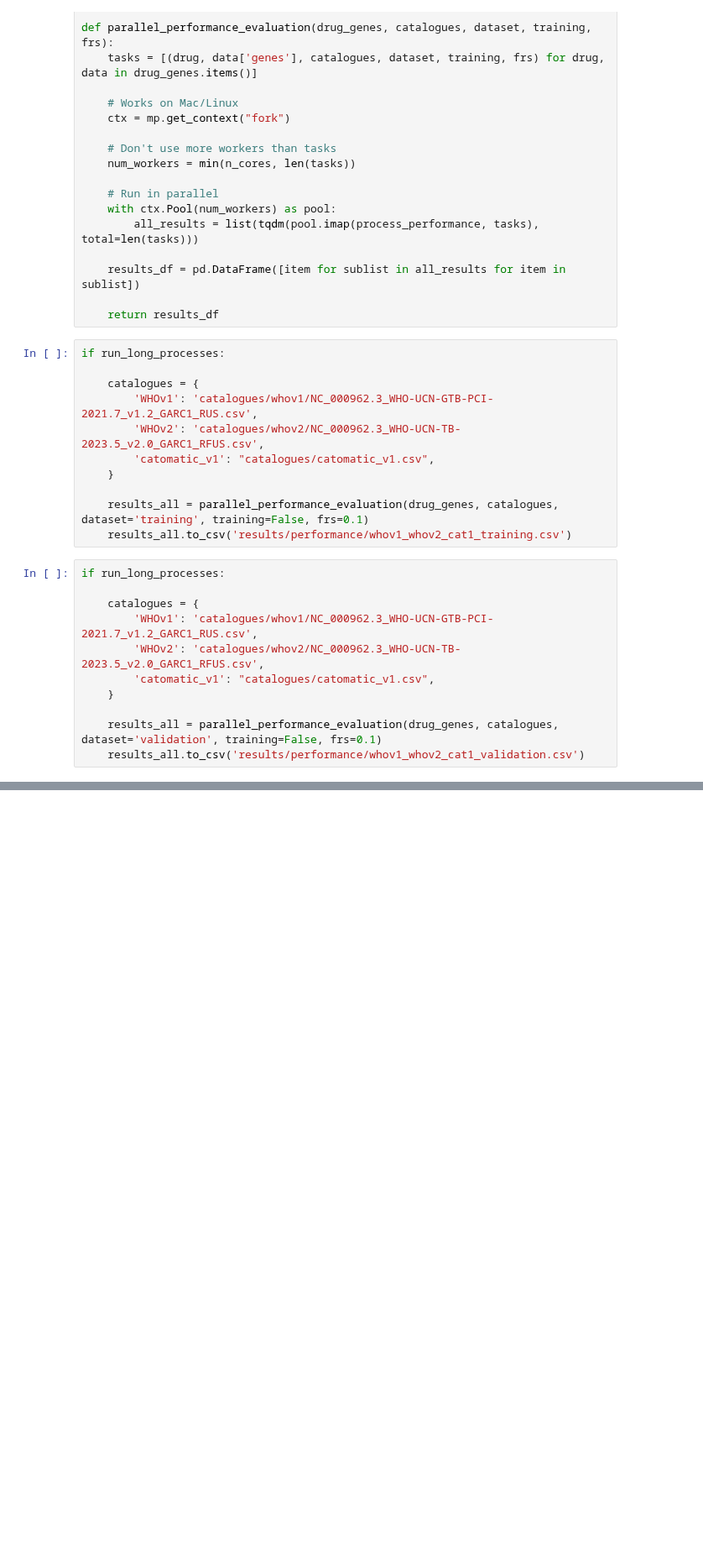
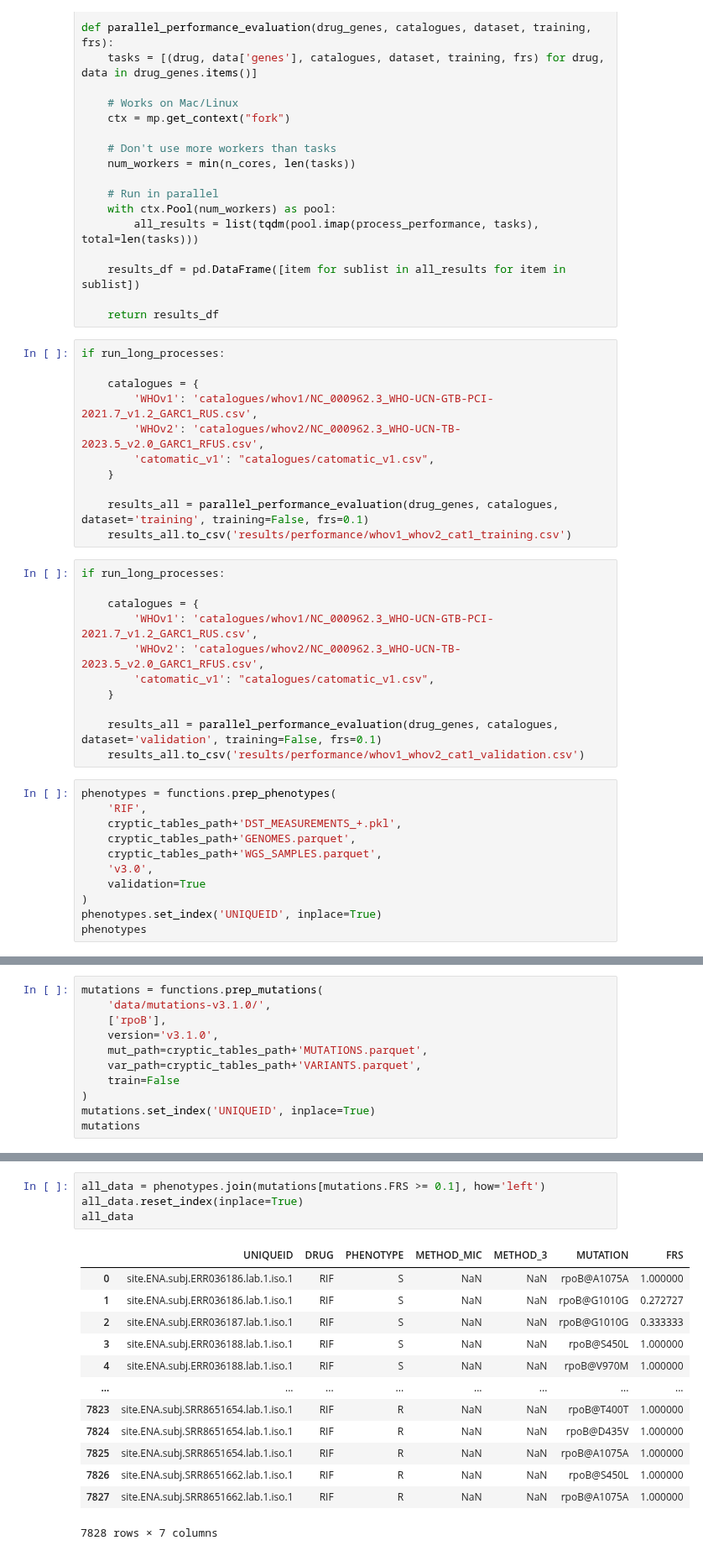
Before and after one commit to fowler-lab/cryptic-catalogues-2025, a Jupyter notebook: 06-apply-cats.ipynb, the cells around one changed output, grey strips where cells are left out. Shown at 84% size. Cells and saved outputs as stored; diff of their text form; blank space fills up the shorter version.

```diff
--- a/06-apply-cats.ipynb
+++ b/06-apply-cats.ipynb
@@ -128,3 +131,14 @@ if run_long_processes:
 
     results_all = parallel_performance_evaluation(drug_genes, catalogues, dataset='validation', training=False, frs=0.1)
     results_all.to_csv('results/performance/whov1_whov2_cat1_validation.csv')
+# %%
+phenotypes = functions.prep_phenotypes(
+    'RIF',
+    cryptic_tables_path+'DST_MEASUREMENTS_+.pkl',
+    cryptic_tables_path+'GENOMES.parquet',
+    cryptic_tables_path+'WGS_SAMPLES.parquet',
+    'v3.0',
+    validation=True
+)
+phenotypes.set_index('UNIQUEID', inplace=True)
+phenotypes
@@ -130,0 +160,11 @@ if run_long_processes:
+# %%
+mutations = functions.prep_mutations(
+    'data/mutations-v3.1.0/',
+    ['rpoB'],
+    version='v3.1.0',
+    mut_path=cryptic_tables_path+'MUTATIONS.parquet',
+    var_path=cryptic_tables_path+'VARIANTS.parquet',
+    train=False
+)
+mutations.set_index('UNIQUEID', inplace=True)
+mutations
@@ -130,0 +186,18 @@ if run_long_processes:
+# %%
+all_data = phenotypes.join(mutations[mutations.FRS >= 0.1], how='left')
+all_data.reset_index(inplace=True)
+all_data
+# %% [output]
+|  | UNIQUEID | DRUG | PHENOTYPE | METHOD_MIC | METHOD_3 | MUTATION | FRS |
+| 0 | site.ENA.subj.ERR036186.lab.1.iso.1 | RIF | S | NaN | NaN | rpoB@A1075A | 1.000000 |
+| 1 | site.ENA.subj.ERR036186.lab.1.iso.1 | RIF | S | NaN | NaN | rpoB@G1010G | 0.272727 |
+| 2 | site.ENA.subj.ERR036187.lab.1.iso.1 | RIF | S | NaN | NaN | rpoB@G1010G | 0.333333 |
+| 3 | site.ENA.subj.ERR036188.lab.1.iso.1 | RIF | S | NaN | NaN | rpoB@S450L | 1.000000 |
+| 4 | site.ENA.subj.ERR036188.lab.1.iso.1 | RIF | S | NaN | NaN | rpoB@V970M | 1.000000 |
+| ... | ... | ... | ... | ... | ... | ... | ... |
+| 7823 | site.ENA.subj.SRR8651654.lab.1.iso.1 | RIF | R | NaN | NaN | rpoB@T400T | 1.000000 |
+| 7824 | site.ENA.subj.SRR8651654.lab.1.iso.1 | RIF | R | NaN | NaN | rpoB@D435V | 1.000000 |
+| 7825 | site.ENA.subj.SRR8651654.lab.1.iso.1 | RIF | R | NaN | NaN | rpoB@A1075A | 1.000000 |
+| 7826 | site.ENA.subj.SRR8651662.lab.1.iso.1 | RIF | R | NaN | NaN | rpoB@S450L | 1.000000 |
+| 7827 | site.ENA.subj.SRR8651662.lab.1.iso.1 | RIF | R | NaN | NaN | rpoB@A1075A | 1.000000 |
+7828 rows × 7 columns
```
Also changed, not shown: parts of 16 cells of this notebook, 1 other file.
